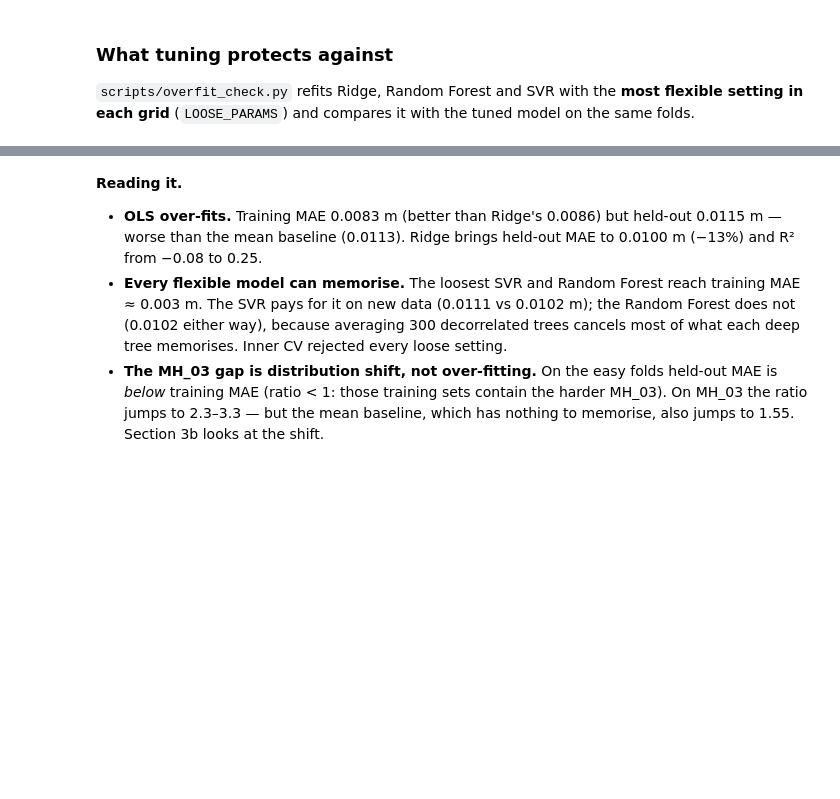
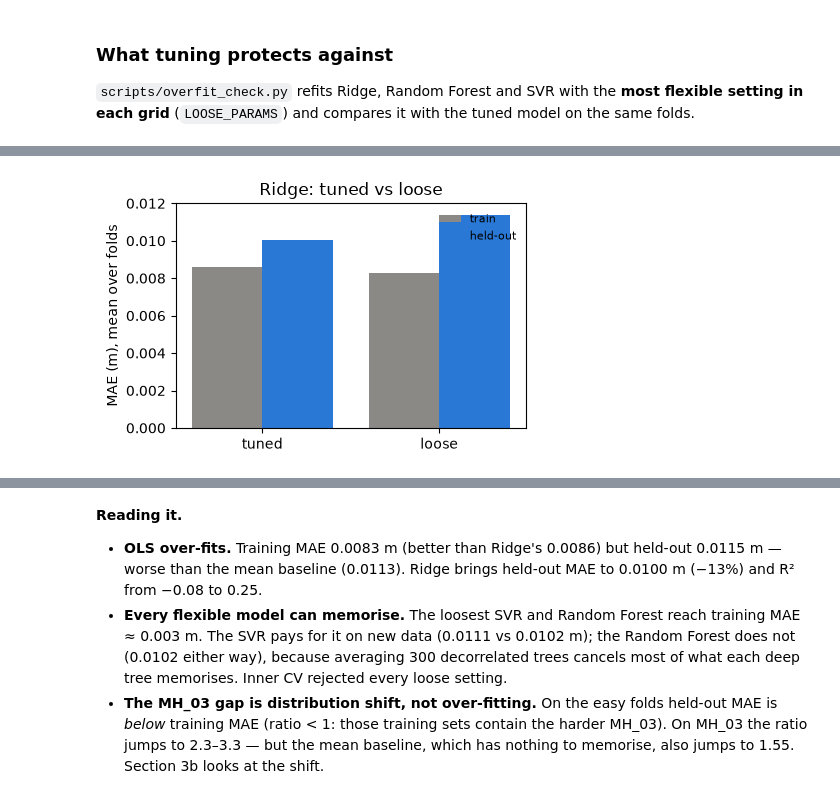
Before and after one commit to Dadi-Dinesh/Drift-Sense, a Jupyter notebook: notebooks/06_ml_evaluation.ipynb, the cells around one changed output, grey strips where cells are left out. Drawn from its saved outputs; the diff is of its cells as text; code cells hidden in the pictures; blank space fills up the shorter version.

```diff
--- a/notebooks/06_ml_evaluation.ipynb
+++ b/notebooks/06_ml_evaluation.ipynb
@@ -182,0 +160,4 @@ fig.tight_layout(); plt.show()
+# %%
+overfit = pd.read_csv(METRICS / f"{TARGET}_overfit.csv")
+o = overfit[overfit["fold_id"] == "mean"]
+o.set_index(["model", "setting"])[["train_mae", "test_mae", "ratio"]].round(4)
@@ -182,0 +173,12 @@ fig.tight_layout(); plt.show()
+# %%
+g = o[o["model"] == "ridge"]
+x = np.arange(len(g))
+fig, ax = plt.subplots(figsize=(4.5, 3))
+ax.bar(x - 0.2, g["train_mae"], 0.4, label="train", color="#8a8985")
+ax.bar(x + 0.2, g["test_mae"], 0.4, label="held-out", color="#2a78d6")
+ax.set_xticks(x, g["setting"]); ax.set_ylim(0, 0.012)
+ax.set_ylabel("MAE (m), mean over folds"); ax.set_title(f"{plots.MODEL_LABELS['ridge']}: tuned vs loose")
+ax.legend(frameon=False, fontsize=8)
+fig.tight_layout(); plt.show()
+# %% [output]
+[figure, added]
```
Also changed, not shown: parts of 4 cells of this notebook, 1 other file.
